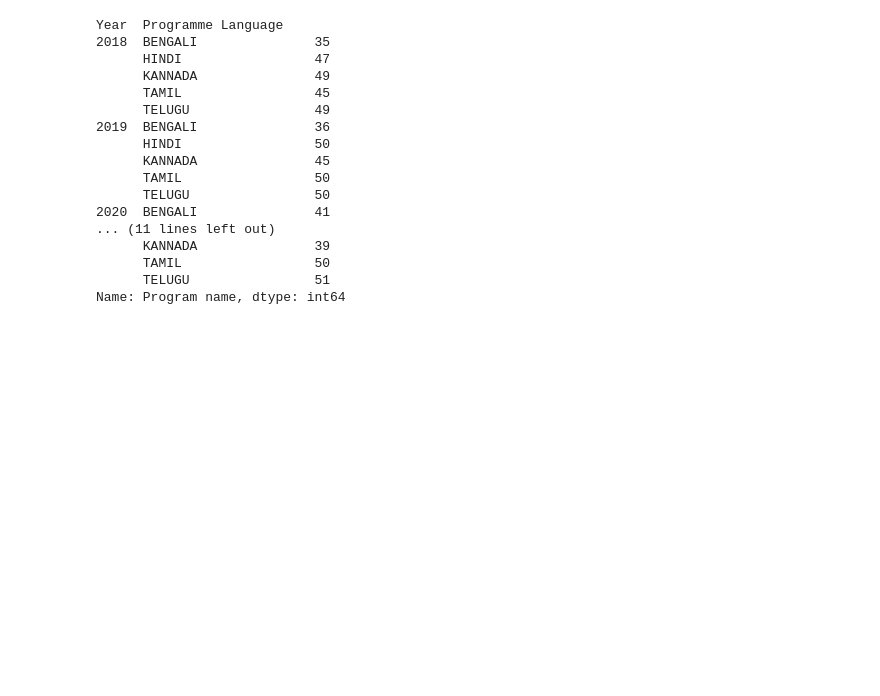
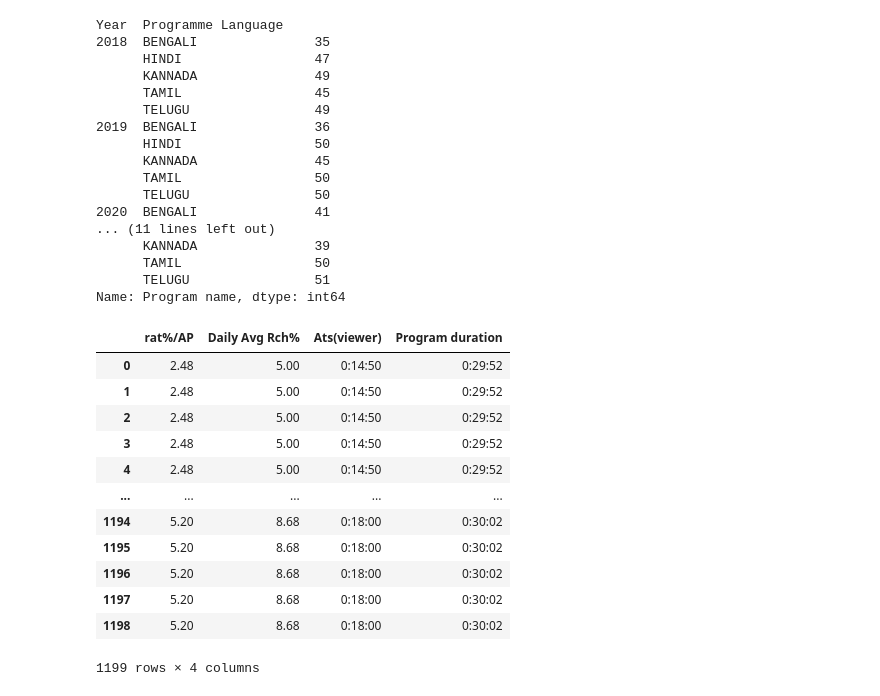
Before and after one commit to usc-sail/mica-muse-india-tv, a Jupyter notebook: prepare_data.ipynb, the cells around one changed output. Drawn from its saved outputs; the diff is of its cells as text; code cells hidden in the pictures; blank space fills up the shorter version.

```diff
--- a/prepare_data.ipynb
+++ b/prepare_data.ipynb
@@ -157,3 +158,20 @@ Year  Programme Language
       TAMIL                 50
       TELUGU                51
 Name: Program name, dtype: int64
+# %%
+# print ratings vars
+video_analysis_df[["rat%/AP", "Daily Avg Rch%", "Ats(viewer)", "Program duration"]]
+# %% [output]
+|  | rat%/AP | Daily Avg Rch% | Ats(viewer) | Program duration |
+| 0 | 2.48 | 5.00 | 0:14:50 | 0:29:52 |
+| 1 | 2.48 | 5.00 | 0:14:50 | 0:29:52 |
+| 2 | 2.48 | 5.00 | 0:14:50 | 0:29:52 |
+| 3 | 2.48 | 5.00 | 0:14:50 | 0:29:52 |
+| 4 | 2.48 | 5.00 | 0:14:50 | 0:29:52 |
+| ... | ... | ... | ... | ... |
+| 1194 | 5.20 | 8.68 | 0:18:00 | 0:30:02 |
+| 1195 | 5.20 | 8.68 | 0:18:00 | 0:30:02 |
+| 1196 | 5.20 | 8.68 | 0:18:00 | 0:30:02 |
+| 1197 | 5.20 | 8.68 | 0:18:00 | 0:30:02 |
+| 1198 | 5.20 | 8.68 | 0:18:00 | 0:30:02 |
+1199 rows × 4 columns
```
Also changed, not shown: parts of 15 cells of this notebook, 12 other files.
